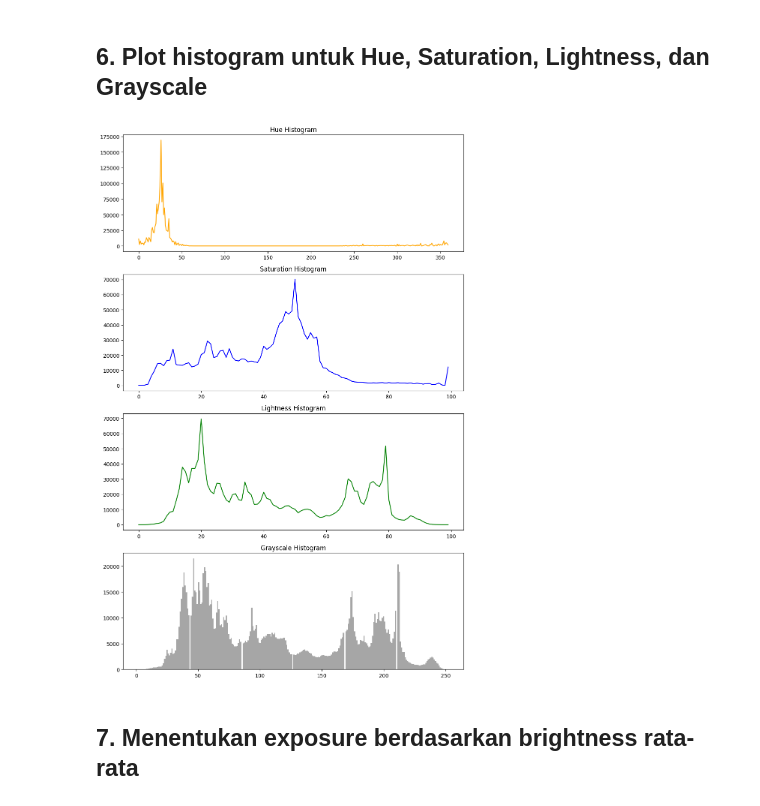
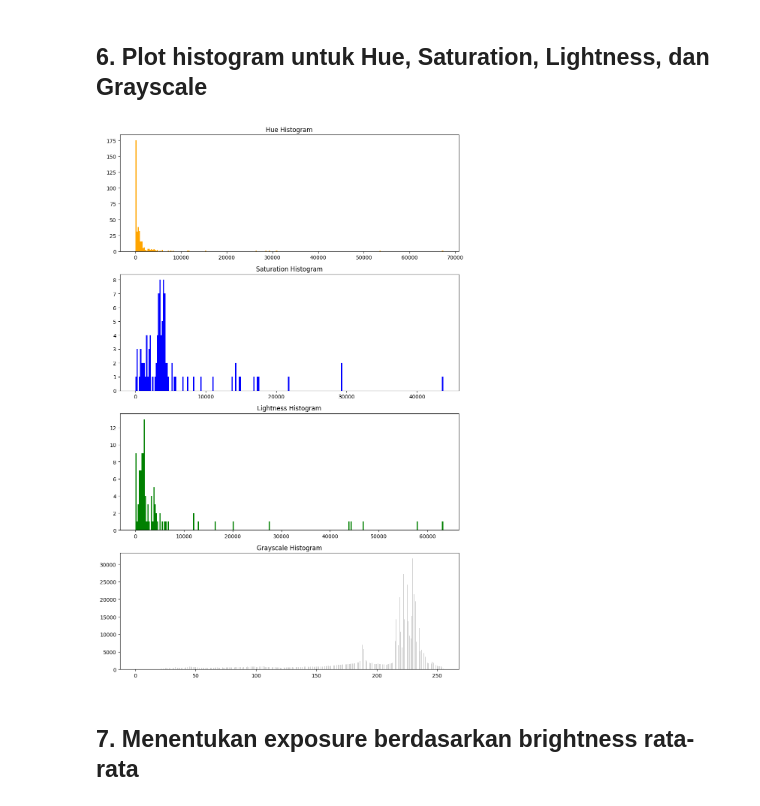
Before and after one commit to ridho237/image-processing, a Jupyter notebook: Pengolahan_Citra_M4.ipynb, the cells around one changed output. Drawn from its saved outputs; the diff is of its cells as text; code cells hidden in the pictures.

Commit message:
Pertemuan 4 New Diagram

```diff
--- a/Pengolahan_Citra_M4.ipynb
+++ b/Pengolahan_Citra_M4.ipynb
@@ -56,22 +56,22 @@ for y in range(height):
 ## **6. Plot histogram untuk Hue, Saturation, Lightness, dan Grayscale**
 # %%
 fig, axs = plt.subplots(4, 1, figsize=(10, 15))
-axs[0].plot(hue_histogram, color='orange')
+axs[0].hist(hue_histogram, color='orange', bins=256)
 axs[0].set_title('Hue Histogram')
 
-axs[1].plot(saturation_histogram, color='blue')
+axs[1].hist(saturation_histogram, color='blue', bins=256)
 axs[1].set_title('Saturation Histogram')
 
-axs[2].plot(lightness_histogram, color='green')
+axs[2].hist(lightness_histogram, color='green', bins=256)
 axs[2].set_title('Lightness Histogram')
 
-axs[3].hist(grayscale_values, bins=256, color='gray', alpha=0.7)
+axs[3].hist(grayscale_values, color='gray', alpha=0.7, bins=1000)
 axs[3].set_title('Grayscale Histogram')
 
 plt.tight_layout()
 plt.show()
 # %% [output]
-[figure, old version]
+[figure, new version]
 # %% [markdown]
 ## **7. Menentukan exposure berdasarkan brightness rata-rata**
 # %%
```
Also changed, not shown: parts of 5 cells of this notebook.
